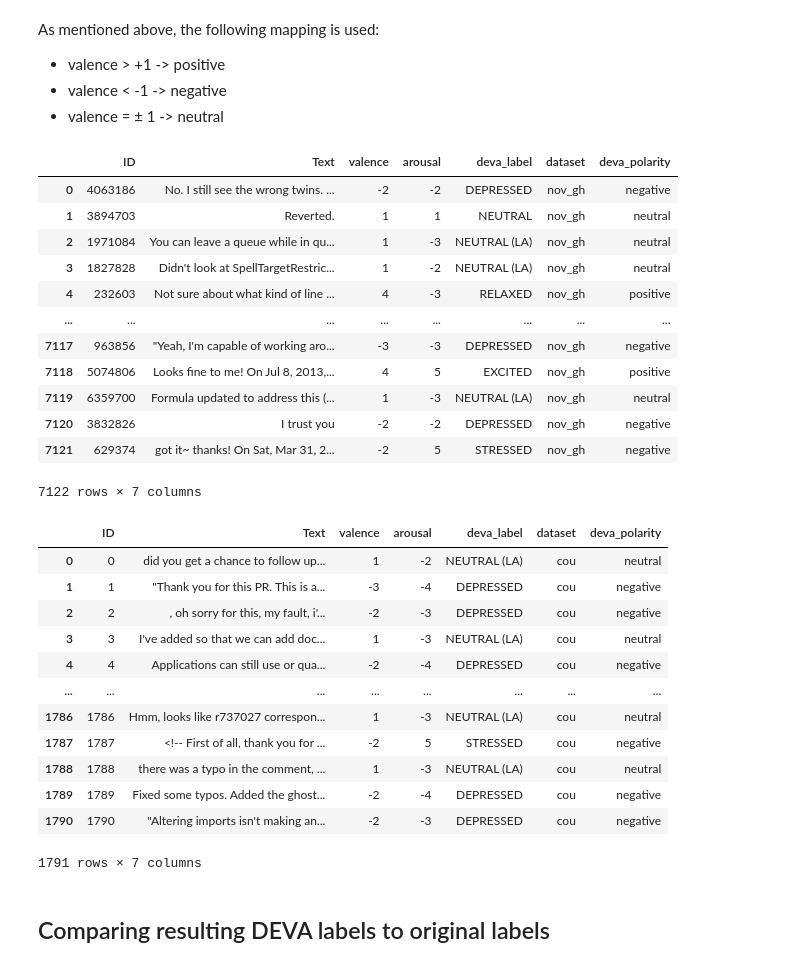
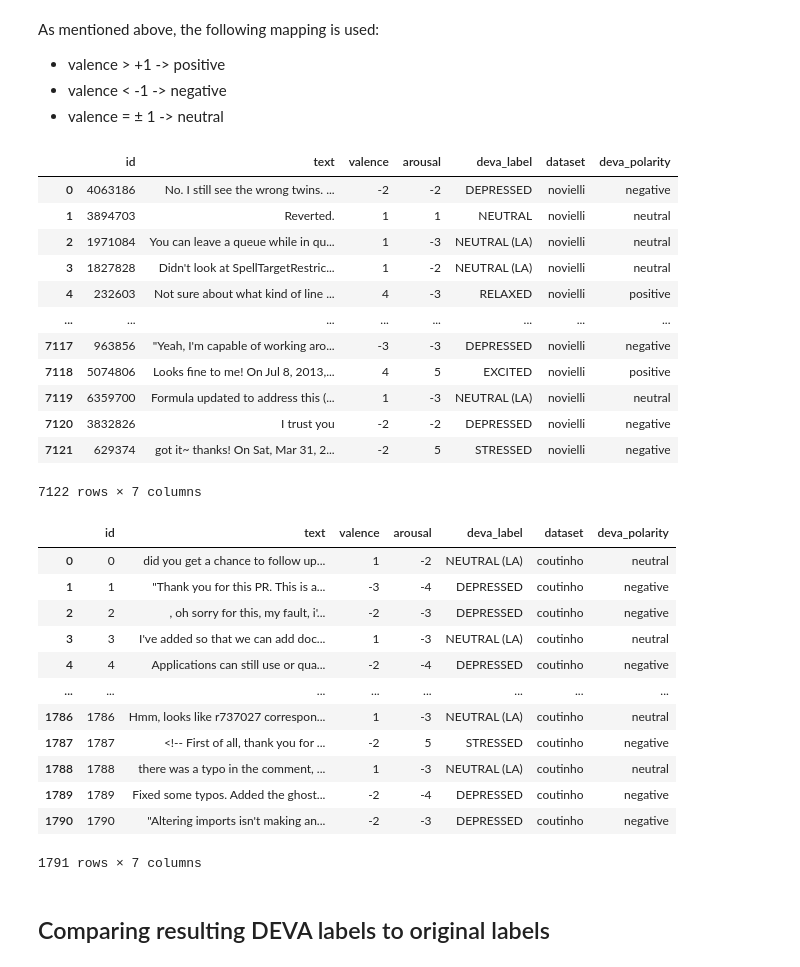
Before and after one commit to davidmrc6/bep, a Jupyter notebook: notebooks/main.ipynb, the cells around one changed output. Cells and saved outputs as stored; diff of their text form; code cells hidden in the pictures.

```diff
--- a/notebooks/main.ipynb
+++ b/notebooks/main.ipynb
@@ -134,8 +135,8 @@ def parse_deva_output(filepath, dataset_label):
                 id_and_text, valence, arousal, label = parts
                 id_, text = id_and_text.split('\t', 1)  # split id from text on first tab
                 rows.append({
-                    'ID': id_.strip(),
-                    'Text': text.strip(),
+                    'id': id_.strip(),
+                    'text': text.strip(),
                     'valence': int(valence.strip()),
                     'arousal': int(arousal.strip()),
                     'deva_label': label.strip(),
@@ -143,6 +144,6 @@ def parse_deva_output(filepath, dataset_label):
                 })
     return pd.DataFrame(rows)
 # %%
-df_deva_gh = parse_deva_output(DEVA_OUTPUT_DIR / "nov_gh_out.txt", "nov_gh")
-df_deva_gh.head(5)
+df_deva_novielli = parse_deva_output(DEVA_OUTPUT_DIR / "nov_gh_out.txt", "novielli")
+df_deva_novielli.head(5)
 # %% [output]
@@ -178,38 +179,38 @@ def valence_to_polarity(v):
     else:
         return 'neutral'
 # %%
-df_deva_gh['deva_polarity'] = df_deva_gh['valence'].apply(valence_to_polarity)
-df_deva_gh
+df_deva_novielli['deva_polarity'] = df_deva_novielli['valence'].apply(valence_to_polarity)
+df_deva_novielli
 # %% [output]
-|  | ID | Text | valence | arousal | deva_label | dataset | deva_polarity |
-| 0 | 4063186 | No. I still see the wrong twins. ... | -2 | -2 | DEPRESSED | nov_gh | negative |
-| 1 | 3894703 | Reverted. | 1 | 1 | NEUTRAL | nov_gh | neutral |
-| 2 | 1971084 | You can leave a queue while in qu... | 1 | -3 | NEUTRAL (LA) | nov_gh | neutral |
-| 3 | 1827828 | Didn't look at SpellTargetRestric... | 1 | -2 | NEUTRAL (LA) | nov_gh | neutral |
-| 4 | 232603 | Not sure about what kind of line ... | 4 | -3 | RELAXED | nov_gh | positive |
+|  | id | text | valence | arousal | deva_label | dataset | deva_polarity |
+| 0 | 4063186 | No. I still see the wrong twins. ... | -2 | -2 | DEPRESSED | novielli | negative |
+| 1 | 3894703 | Reverted. | 1 | 1 | NEUTRAL | novielli | neutral |
+| 2 | 1971084 | You can leave a queue while in qu... | 1 | -3 | NEUTRAL (LA) | novielli | neutral |
+| 3 | 1827828 | Didn't look at SpellTargetRestric... | 1 | -2 | NEUTRAL (LA) | novielli | neutral |
+| 4 | 232603 | Not sure about what kind of line ... | 4 | -3 | RELAXED | novielli | positive |
 | ... | ... | ... | ... | ... | ... | ... | ... |
-| 7117 | 963856 | "Yeah, I'm capable of working aro... | -3 | -3 | DEPRESSED | nov_gh | negative |
-| 7118 | 5074806 | Looks fine to me! On Jul 8, 2013,... | 4 | 5 | EXCITED | nov_gh | positive |
-| 7119 | 6359700 | Formula updated to address this (... | 1 | -3 | NEUTRAL (LA) | nov_gh | neutral |
-| 7120 | 3832826 | I trust you | -2 | -2 | DEPRESSED | nov_gh | negative |
-| 7121 | 629374 | got it~ thanks! On Sat, Mar 31, 2... | -2 | 5 | STRESSED | nov_gh | negative |
+| 7117 | 963856 | "Yeah, I'm capable of working aro... | -3 | -3 | DEPRESSED | novielli | negative |
+| 7118 | 5074806 | Looks fine to me! On Jul 8, 2013,... | 4 | 5 | EXCITED | novielli | positive |
+| 7119 | 6359700 | Formula updated to address this (... | 1 | -3 | NEUTRAL (LA) | novielli | neutral |
+| 7120 | 3832826 | I trust you | -2 | -2 | DEPRESSED | novielli | negative |
+| 7121 | 629374 | got it~ thanks! On Sat, Mar 31, 2... | -2 | 5 | STRESSED | novielli | negative |
 7122 rows × 7 columns
 # %%
-df_deva_cou['deva_polarity'] = df_deva_cou['valence'].apply(valence_to_polarity)
-df_deva_cou
+df_deva_coutinho['deva_polarity'] = df_deva_coutinho['valence'].apply(valence_to_polarity)
+df_deva_coutinho
 # %% [output]
-|  | ID | Text | valence | arousal | deva_label | dataset | deva_polarity |
-| 0 | 0 | did you get a chance to follow up... | 1 | -2 | NEUTRAL (LA) | cou | neutral |
-| 1 | 1 | "Thank you for this PR. This is a... | -3 | -4 | DEPRESSED | cou | negative |
-| 2 | 2 | , oh sorry for this, my fault, i'... | -2 | -3 | DEPRESSED | cou | negative |
-| 3 | 3 | I've added so that we can add doc... | 1 | -3 | NEUTRAL (LA) | cou | neutral |
-| 4 | 4 | Applications can still use or qua... | -2 | -4 | DEPRESSED | cou | negative |
+|  | id | text | valence | arousal | deva_label | dataset | deva_polarity |
+| 0 | 0 | did you get a chance to follow up... | 1 | -2 | NEUTRAL (LA) | coutinho | neutral |
+| 1 | 1 | "Thank you for this PR. This is a... | -3 | -4 | DEPRESSED | coutinho | negative |
+| 2 | 2 | , oh sorry for this, my fault, i'... | -2 | -3 | DEPRESSED | coutinho | negative |
+| 3 | 3 | I've added so that we can add doc... | 1 | -3 | NEUTRAL (LA) | coutinho | neutral |
+| 4 | 4 | Applications can still use or qua... | -2 | -4 | DEPRESSED | coutinho | negative |
 | ... | ... | ... | ... | ... | ... | ... | ... |
-| 1786 | 1786 | Hmm, looks like r737027 correspon... | 1 | -3 | NEUTRAL (LA) | cou | neutral |
-| 1787 | 1787 | <!-- First of all, thank you for ... | -2 | 5 | STRESSED | cou | negative |
-| 1788 | 1788 | there was a typo in the comment, ... | 1 | -3 | NEUTRAL (LA) | cou | neutral |
-| 1789 | 1789 | Fixed some typos. Added the ghost... | -2 | -4 | DEPRESSED | cou | negative |
-| 1790 | 1790 | "Altering imports isn't making an... | -2 | -3 | DEPRESSED | cou | negative |
+| 1786 | 1786 | Hmm, looks like r737027 correspon... | 1 | -3 | NEUTRAL (LA) | coutinho | neutral |
+| 1787 | 1787 | <!-- First of all, thank you for ... | -2 | 5 | STRESSED | coutinho | negative |
+| 1788 | 1788 | there was a typo in the comment, ... | 1 | -3 | NEUTRAL (LA) | coutinho | neutral |
+| 1789 | 1789 | Fixed some typos. Added the ghost... | -2 | -4 | DEPRESSED | coutinho | negative |
+| 1790 | 1790 | "Altering imports isn't making an... | -2 | -3 | DEPRESSED | coutinho | negative |
 1791 rows × 7 columns
 # %% [markdown]
 ## Comparing resulting DEVA labels to original labels
```
Also changed, not shown: parts of 15 cells of this notebook.
